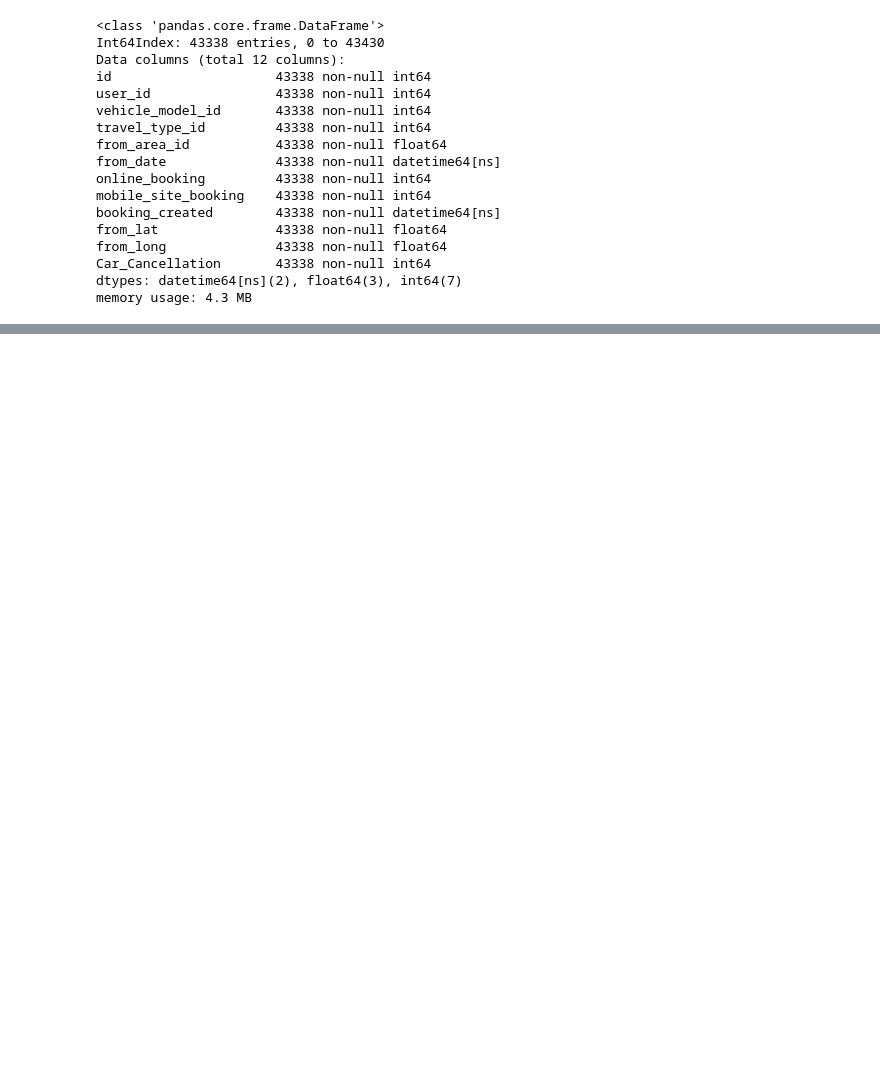
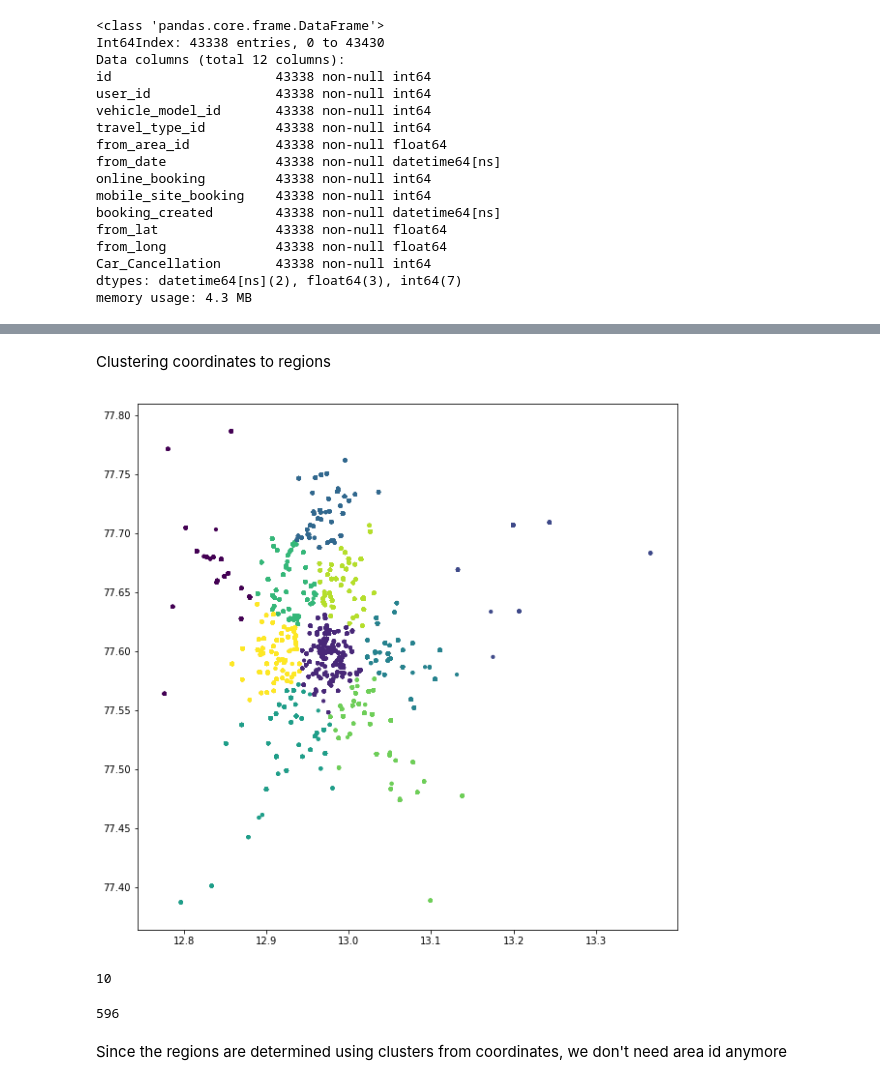
Before and after one commit to sourishsarmah/taxi_booking-prediction, a Jupyter notebook: Taxi Booking Prediction.ipynb, the cells around one changed output, grey strips where cells are left out. Cells and saved outputs as stored; diff of their text form; code cells hidden in the pictures; blank space fills up the shorter version.

```diff
--- a/Taxi Booking Prediction.ipynb
+++ b/Taxi Booking Prediction.ipynb
@@ -193,0 +196,2 @@ df.drop(columns=['id', 'user_id','vehicle_model_id', 'travel_type_id', 'online_b
+# %% [markdown]
+Clustering coordinates to regions
@@ -193,0 +202,16 @@ df.drop(columns=['id', 'user_id','vehicle_model_id', 'travel_type_id', 'online_b
+# %%
+plt.rcParams['figure.figsize'] = [10, 10]
+plt.scatter(loc['from_lat'],loc['from_long'],s=10, c=c)
+plt.show()
+# %% [output]
+[figure, added]
+# %%
+len(np.unique(c))
+# %% [output]
+10
+# %%
+len(df.from_area_id.unique())
+# %% [output]
+596
+# %% [markdown]
+Since the regions are determined using clusters from coordinates, we don't need area id anymore
```
Also changed, not shown: parts of 30 cells of this notebook.
